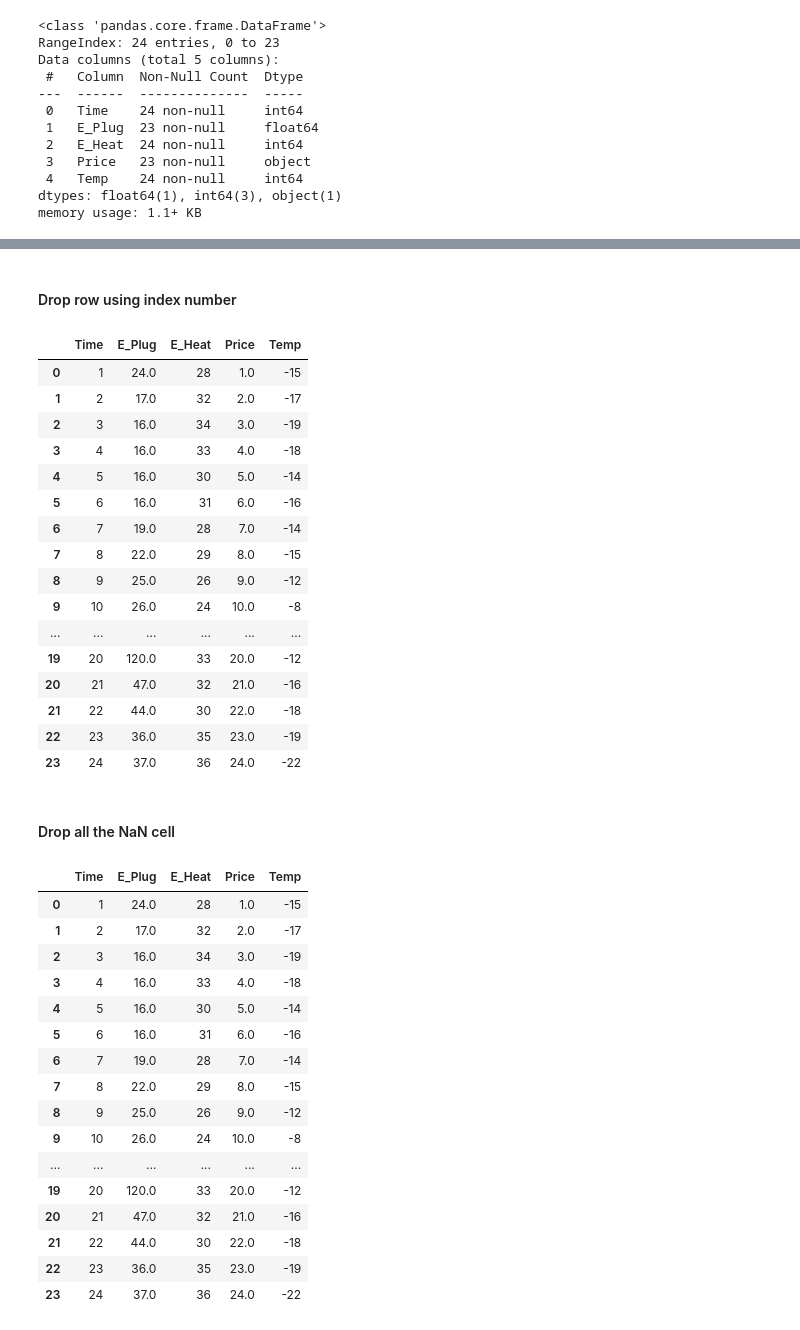
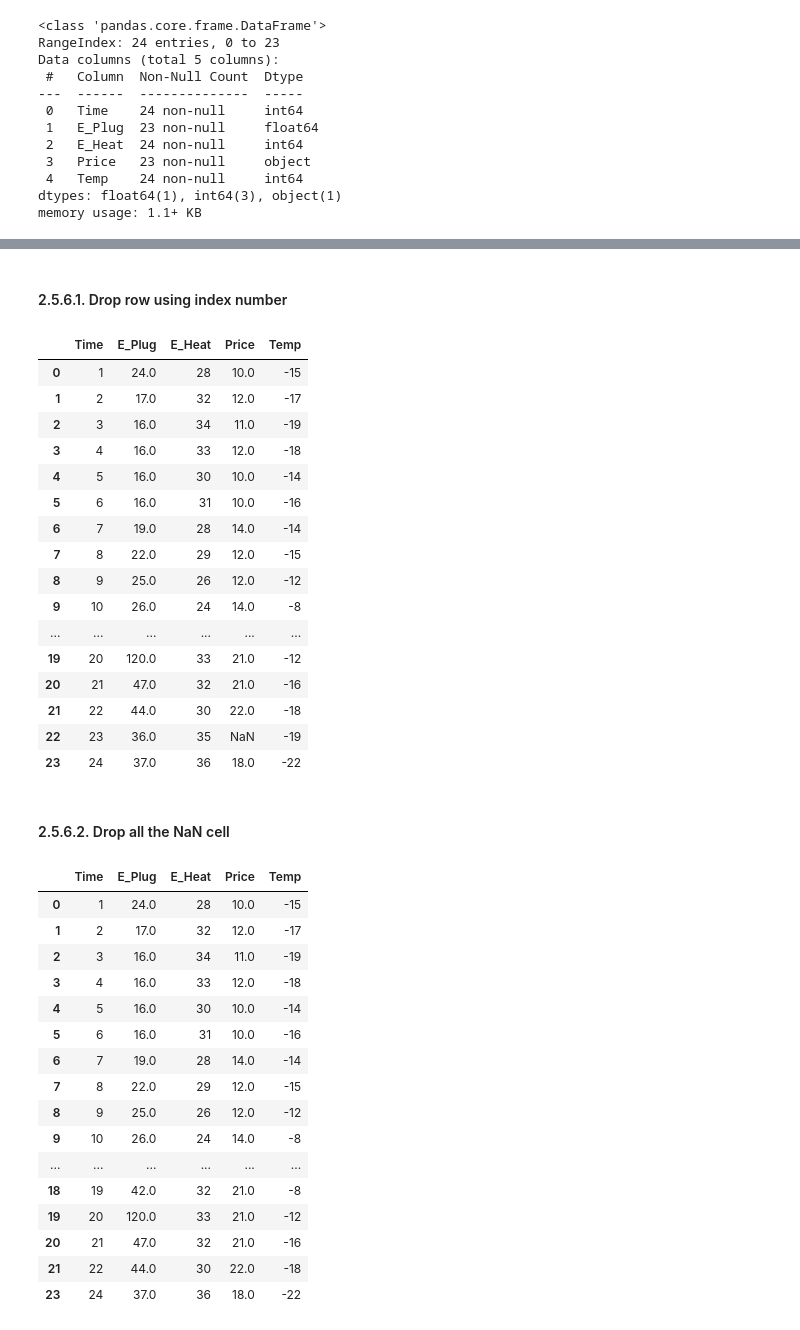
Before and after one commit to ghimiresunil/Data-Science-and-Machine-Learning, a Jupyter notebook: Week 02/Data Preprocessing.ipynb, the cells around one changed output, grey strips where cells are left out. Saved outputs shown, nothing was run; the diff lists cells and outputs as text; code cells hidden in the pictures.

Commit message:
Data Preprocessing for Machine learning

```diff
--- a/Week 02/Data Preprocessing.ipynb
+++ b/Week 02/Data Preprocessing.ipynb
@@ -344,5 +355,5 @@ memory usage: 1.1+ KB
 # %%
-data_set_08['Price'] = data_set_08.apply(pd.to_numeric)
+data_set_08['Price'] = data_set_08['Price'].apply(pd.to_numeric)
 # %%
 data_set_08.info()
 # %% [output]
@@ -369,47 +380,47 @@ We basically have three different techniques of handling missing data.
 
 3. Impute missing values with Mean, Median, and Mode values
 # %% [markdown]
-#### Drop row using index number
+#### 2.5.6.1. Drop row using index number
 # %%
 data_set_08.drop(13, axis = 0 )
 # %% [output]
 |  | Time | E_Plug | E_Heat | Price | Temp |
-| 0 | 1 | 24.0 | 28 | 1.0 | -15 |
-| 1 | 2 | 17.0 | 32 | 2.0 | -17 |
-| 2 | 3 | 16.0 | 34 | 3.0 | -19 |
-| 3 | 4 | 16.0 | 33 | 4.0 | -18 |
-| 4 | 5 | 16.0 | 30 | 5.0 | -14 |
-| 5 | 6 | 16.0 | 31 | 6.0 | -16 |
-| 6 | 7 | 19.0 | 28 | 7.0 | -14 |
-| 7 | 8 | 22.0 | 29 | 8.0 | -15 |
-| 8 | 9 | 25.0 | 26 | 9.0 | -12 |
-| 9 | 10 | 26.0 | 24 | 10.0 | -8 |
+| 0 | 1 | 24.0 | 28 | 10.0 | -15 |
+| 1 | 2 | 17.0 | 32 | 12.0 | -17 |
+| 2 | 3 | 16.0 | 34 | 11.0 | -19 |
+| 3 | 4 | 16.0 | 33 | 12.0 | -18 |
+| 4 | 5 | 16.0 | 30 | 10.0 | -14 |
+| 5 | 6 | 16.0 | 31 | 10.0 | -16 |
+| 6 | 7 | 19.0 | 28 | 14.0 | -14 |
+| 7 | 8 | 22.0 | 29 | 12.0 | -15 |
+| 8 | 9 | 25.0 | 26 | 12.0 | -12 |
+| 9 | 10 | 26.0 | 24 | 14.0 | -8 |
 | ... | ... | ... | ... | ... | ... |
-| 19 | 20 | 120.0 | 33 | 20.0 | -12 |
+| 19 | 20 | 120.0 | 33 | 21.0 | -12 |
 | 20 | 21 | 47.0 | 32 | 21.0 | -16 |
 | 21 | 22 | 44.0 | 30 | 22.0 | -18 |
-| 22 | 23 | 36.0 | 35 | 23.0 | -19 |
-| 23 | 24 | 37.0 | 36 | 24.0 | -22 |
+| 22 | 23 | 36.0 | 35 | NaN | -19 |
+| 23 | 24 | 37.0 | 36 | 18.0 | -22 |
 # %% [markdown]
-#### Drop all the NaN cell
+#### 2.5.6.2. Drop all the NaN cell
 # %%
-data_set_08.dropna(axis = 0) `
+data_set_08.dropna(axis = 0)
 # %% [output]
 |  | Time | E_Plug | E_Heat | Price | Temp |
-| 0 | 1 | 24.0 | 28 | 1.0 | -15 |
-| 1 | 2 | 17.0 | 32 | 2.0 | -17 |
-| 2 | 3 | 16.0 | 34 | 3.0 | -19 |
-| 3 | 4 | 16.0 | 33 | 4.0 | -18 |
-| 4 | 5 | 16.0 | 30 | 5.0 | -14 |
-| 5 | 6 | 16.0 | 31 | 6.0 | -16 |
-| 6 | 7 | 19.0 | 28 | 7.0 | -14 |
-| 7 | 8 | 22.0 | 29 | 8.0 | -15 |
-| 8 | 9 | 25.0 | 26 | 9.0 | -12 |
-| 9 | 10 | 26.0 | 24 | 10.0 | -8 |
+| 0 | 1 | 24.0 | 28 | 10.0 | -15 |
+| 1 | 2 | 17.0 | 32 | 12.0 | -17 |
+| 2 | 3 | 16.0 | 34 | 11.0 | -19 |
+| 3 | 4 | 16.0 | 33 | 12.0 | -18 |
+| 4 | 5 | 16.0 | 30 | 10.0 | -14 |
+| 5 | 6 | 16.0 | 31 | 10.0 | -16 |
+| 6 | 7 | 19.0 | 28 | 14.0 | -14 |
+| 7 | 8 | 22.0 | 29 | 12.0 | -15 |
+| 8 | 9 | 25.0 | 26 | 12.0 | -12 |
+| 9 | 10 | 26.0 | 24 | 14.0 | -8 |
 | ... | ... | ... | ... | ... | ... |
-| 19 | 20 | 120.0 | 33 | 20.0 | -12 |
+| 18 | 19 | 42.0 | 32 | 21.0 | -8 |
+| 19 | 20 | 120.0 | 33 | 21.0 | -12 |
 | 20 | 21 | 47.0 | 32 | 21.0 | -16 |
 | 21 | 22 | 44.0 | 30 | 22.0 | -18 |
-| 22 | 23 | 36.0 | 35 | 23.0 | -19 |
-| 23 | 24 | 37.0 | 36 | 24.0 | -22 |
+| 23 | 24 | 37.0 | 36 | 18.0 | -22 |
 # %% [markdown]
```
Also changed, not shown: parts of 77 cells of this notebook.
